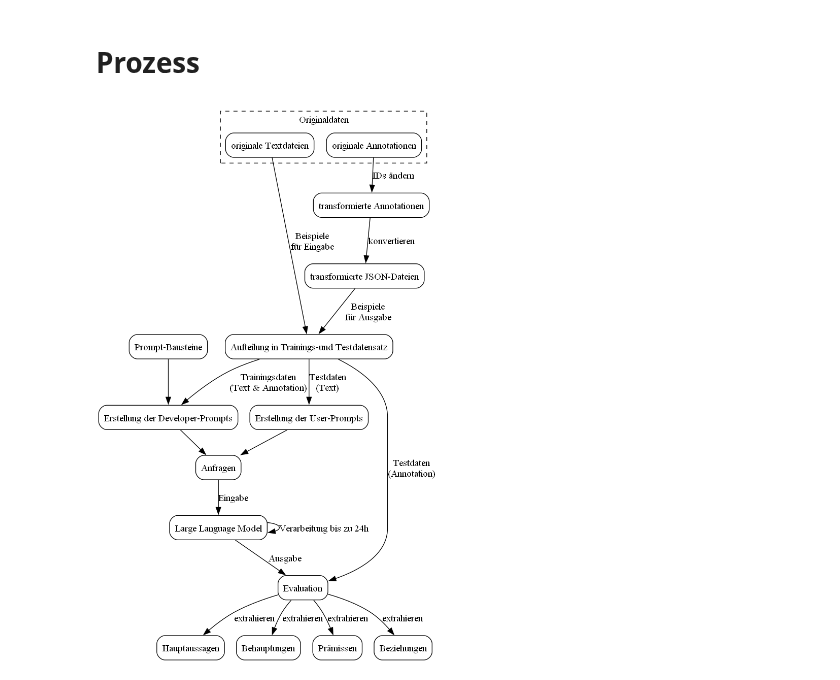
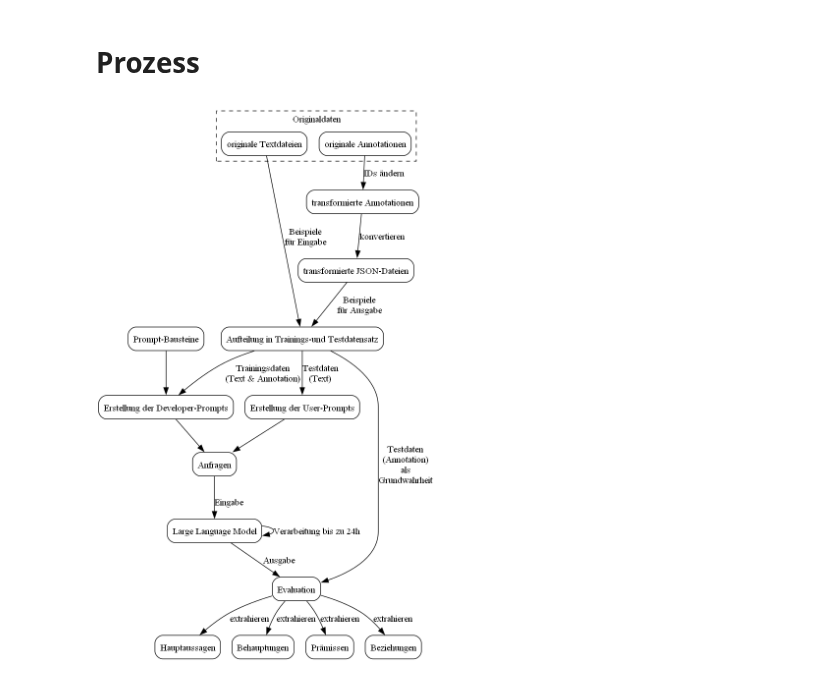
Before and after one commit to BF-DS/argument-mining, a Jupyter notebook: graphs/graph.ipynb, the cells around one changed output. Saved outputs shown, nothing was run; the diff lists cells and outputs as text; code cells hidden in the pictures.

Commit message:
making graphs more readable

```diff
--- a/graphs/graph.ipynb
+++ b/graphs/graph.ipynb
@@ -71,44 +75,37 @@ llm.node('developer', 'Erstellung der Developer-Prompts', shape='record', style=
 llm.node('user', 'Erstellung der User-Prompts', shape='record', style='rounded')
 llm.node('prompts', 'Anfragen', shape='record', style='rounded')
 llm.node('LLM', 'Large Language Model', shape='record', style='rounded')
-
-
-
-#llm.node('Database', 'Datenbank', shape='record', style='rounded')
 llm.node('Evaluation', 'Evaluation', shape='record', style='rounded')
 llm.node('split', 'Aufteilung in Trainings-und Testdatensatz ', shape='record', style='rounded')
 llm.node('blocks', 'Prompt-Bausteine', shape='record', style='rounded')
 llm.node('mc', 'Hauptaussagen', shape='record', style='rounded')
 llm.node('c', 'Behauptungen', shape='record', style='rounded')
 llm.node('p', 'Prämissen', shape='record', style='rounded')
 llm.node('r', 'Beziehungen', shape='record', style='rounded')
 
 # Create the edges for the process
 line_color = 'black'
 llm.edge('orig_data_ann', 'transformed_data_ann', color=line_color, label='IDs ändern')
 llm.edge('transformed_data_ann', 'transformed_data_JSON', color=line_color, label='konvertieren')
 llm.edge('transformed_data_JSON', 'split', color=line_color, label='Beispiele\nfür Ausgabe')
-#llm.edge('orig_data_txt', 'developer', color=line_color, label='Beispiele eingeben')
 llm.edge('developer', 'prompts', color=line_color)
 llm.edge('user', 'prompts', color=line_color)
 llm.edge('prompts', 'LLM', color=line_color, label='Eingabe')
 llm.edge('LLM', 'Evaluation', color=line_color, label='Ausgabe')
-#llm.edge('Database', 'Evaluation', color=line_color, label='')
 llm.edge('orig_data_txt', 'split', color=line_color, label='Beispiele\nfür Eingabe')
 llm.edge('split', 'developer', color=line_color, label='Trainingsdaten\n(Text & Annotation)')
 llm.edge('split', 'user', color=line_color, label='Testdaten\n(Text)')
-llm.edge('split', 'Evaluation', color=line_color, label='Testdaten\n(Annotation)')
-
+llm.edge('split', 'Evaluation', color=line_color, label='Testdaten\n(Annotation)\nals\nGrundwahrheit')
 llm.edge('LLM', 'LLM', color=line_color, label='Verarbeitung bis zu 24h')
 llm.edge('Evaluation', 'mc', color=line_color, label='extrahieren')
 llm.edge('Evaluation', 'c', color=line_color, label='extrahieren')
 llm.edge('Evaluation', 'p', color=line_color, label='extrahieren')
 llm.edge('Evaluation', 'r', color=line_color, label='extrahieren')
 llm.edge('blocks', 'developer', color=line_color)
 
 # Render and display the updated graph
 llm.format = 'png'
 llm.render('Prozess')
 Image('Prozess.png')
 # %% [output]
-[figure, old version]
+[figure, new version]
```
Also changed, not shown: parts of 2 cells of this notebook, 4 other files.
